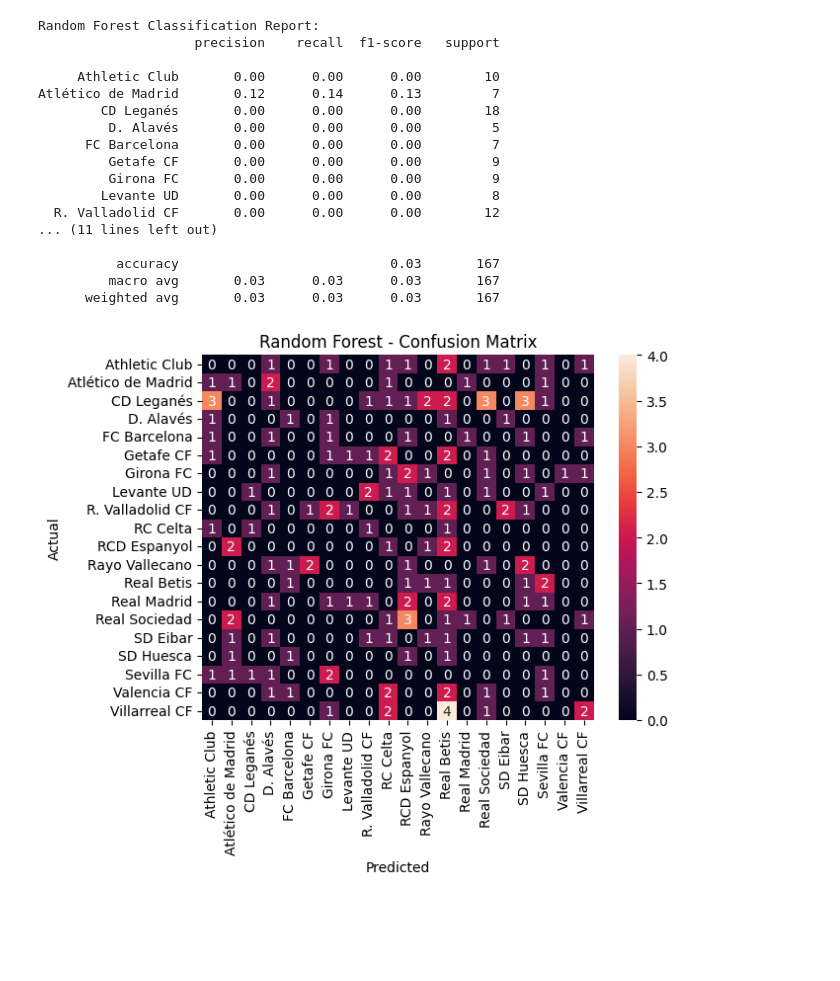
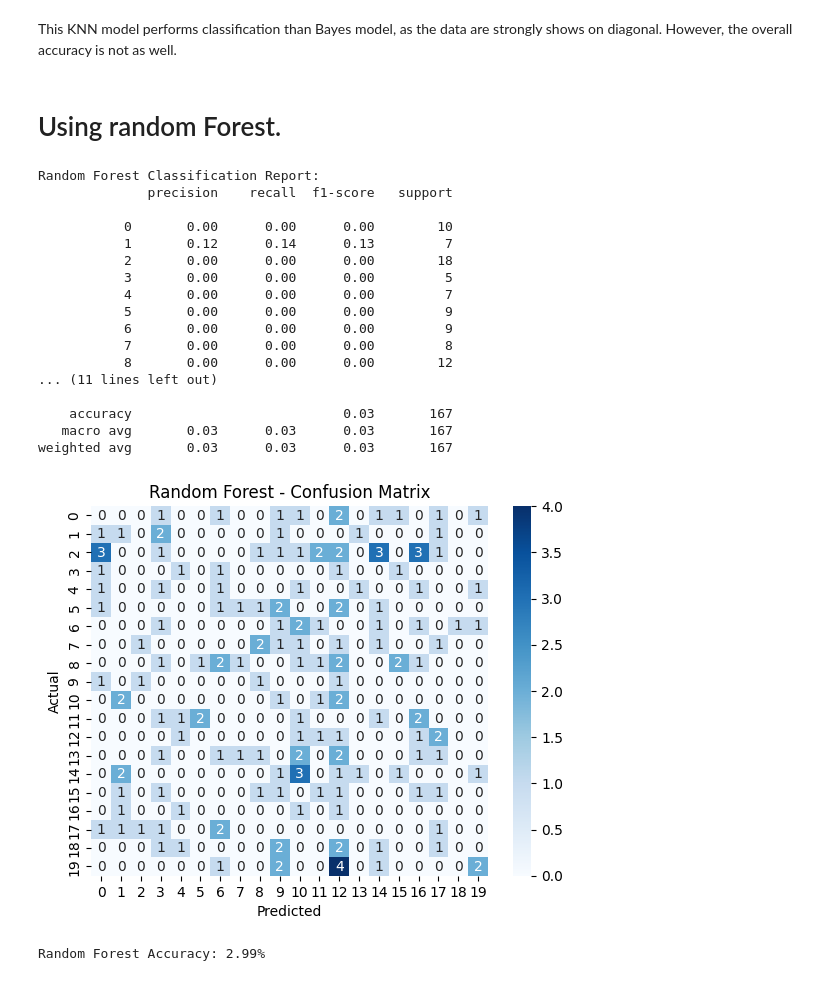
Before and after one commit to Bill-Shawn/CPSC322-FinalProject, a Jupyter notebook: final.ipynb, the cells around one changed output. Drawn from its saved outputs; the diff is of its cells as text; code cells hidden in the pictures; blank space fills up the shorter version.

```diff
--- a/final.ipynb
+++ b/final.ipynb
@@ -231,0 +215,15 @@ Target:
+# %%
+# Define features and target
+features = [
+    'Minutes played', 'Goals scored', 'Assists', 'Shots on target',
+    'Tackles', 'Passes', 'Successful dribbles', 'Interceptions', 'Recoveries'
+]
+target = 'Pos'
+
+X = merged_data[features]
+y = merged_data[target]
+
+# Standardize features for machine learning
+from sklearn.preprocessing import StandardScaler
+scaler = StandardScaler()
+X_scaled = scaler.fit_transform(X)
@@ -336,40 +418,52 @@ ValueError: could not convert string to float: 'Athletic Club'
+# %% [markdown]
+This KNN model performs classification than Bayes model, as the data are strongly shows on diagonal. However, the overall accuracy is not as well.
+# %% [markdown]
+# Using random Forest.
 # %%
 from sklearn.ensemble import RandomForestClassifier
 
 # Train Random Forest
 rf = RandomForestClassifier(n_estimators=100, random_state=42)
 rf.fit(X_train, y_train)
 
 # Predict on the test set
 y_pred_rf = rf.predict(X_test)
 
+# Define class labels for the league positions
+class_labels = [str(pos) for pos in sorted(y.unique())]
+
 # Evaluate the model
 print("Random Forest Classification Report:")
-print(classification_report(y_test, y_pred_rf, target_names=le.classes_))
+print(classification_report(y_test, y_pred_rf, target_names=class_labels))
 
 # Confusion Matrix
 conf_matrix_rf = confusion_matrix(y_test, y_pred_rf)
-sns.heatmap(conf_matrix_rf, annot=True, fmt='d', xticklabels=le.classes_, yticklabels=le.classes_)
+sns.heatmap(conf_matrix_rf, annot=True, fmt='d', xticklabels=class_labels, yticklabels=class_labels, cmap="Blues")
 plt.title("Random Forest - Confusion Matrix")
 plt.xlabel("Predicted")
 plt.ylabel("Actual")
 plt.show()
+
+# Calculate accuracy
+accuracy_rf = np.trace(conf_matrix_rf) / np.sum(conf_matrix_rf)
+print(f"Random Forest Accuracy: {accuracy_rf * 100:.2f}%")
 # %% [output]
 Random Forest Classification Report:
-                    precision    recall  f1-score   support
+              precision    recall  f1-score   support
 
-     Athletic Club       0.00      0.00      0.00        10
-Atlético de Madrid       0.12      0.14      0.13         7
-        CD Leganés       0.00      0.00      0.00        18
-         D. Alavés       0.00      0.00      0.00         5
-      FC Barcelona       0.00      0.00      0.00         7
-         Getafe CF       0.00      0.00      0.00         9
-         Girona FC       0.00      0.00      0.00         9
-        Levante UD       0.00      0.00      0.00         8
-  R. Valladolid CF       0.00      0.00      0.00        12
+           0       0.00      0.00      0.00        10
+           1       0.12      0.14      0.13         7
+           2       0.00      0.00      0.00        18
+           3       0.00      0.00      0.00         5
+           4       0.00      0.00      0.00         7
+           5       0.00      0.00      0.00         9
+           6       0.00      0.00      0.00         9
+           7       0.00      0.00      0.00         8
+           8       0.00      0.00      0.00        12
 ... (11 lines left out)
 
-          accuracy                           0.03       167
-         macro avg       0.03      0.03      0.03       167
-      weighted avg       0.03      0.03      0.03       167
+    accuracy                           0.03       167
+   macro avg       0.03      0.03      0.03       167
+weighted avg       0.03      0.03      0.03       167
-[figure, old version]
+[figure, new version]
+Random Forest Accuracy: 2.99%
```
Also changed, not shown: parts of 28 cells of this notebook, 2 other files.
